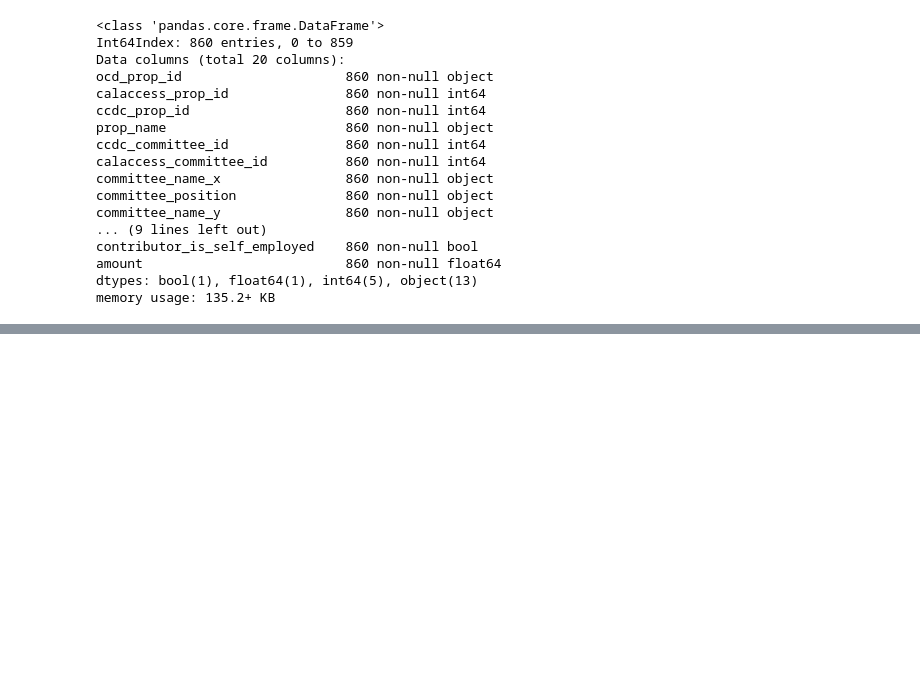
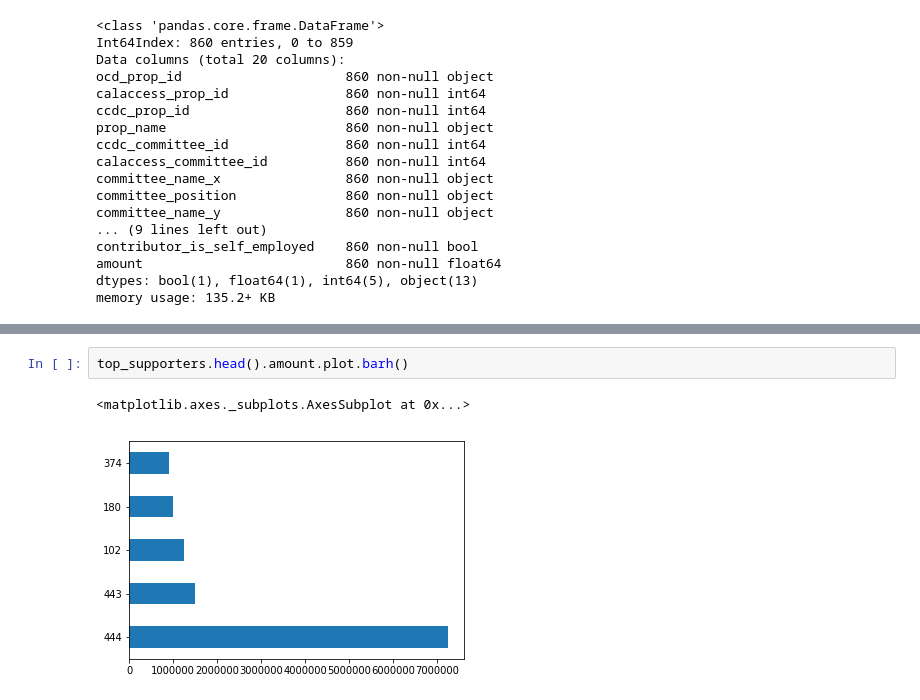
Before and after one commit to aannasw/first-python-notebook, a Jupyter notebook: module2_lessons.ipynb, the cells around one changed output, grey strips where cells are left out. Saved outputs shown, nothing was run; the diff lists cells and outputs as text; blank space fills up the shorter version.

```diff
--- a/module2_lessons.ipynb
+++ b/module2_lessons.ipynb
@@ -338,0 +363,5 @@ memory usage: 135.2+ KB
+# %%
+top_supporters.head().amount.plot.barh()
+# %% [output]
+<matplotlib.axes._subplots.AxesSubplot at 0x...>
+[figure, added]
```
Also changed, not shown: parts of 15 cells of this notebook.
